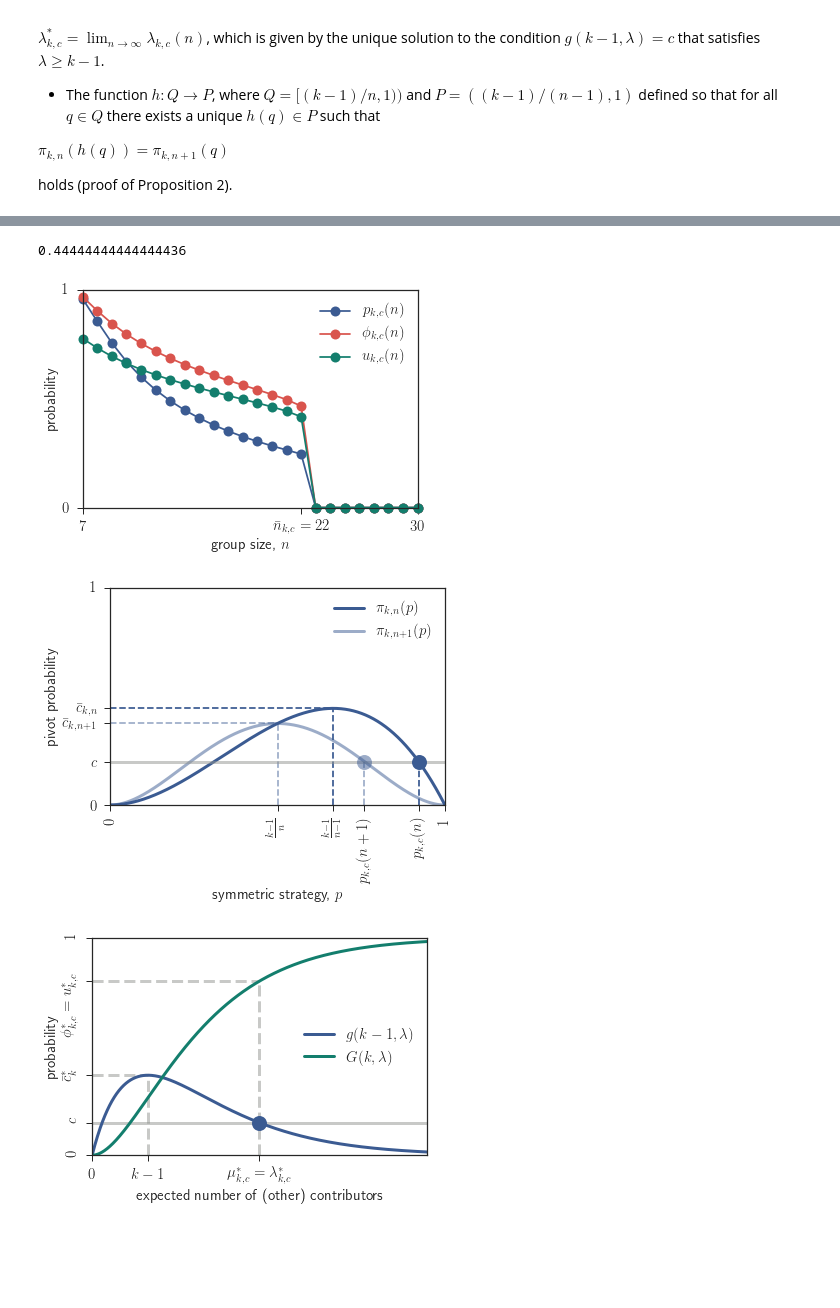
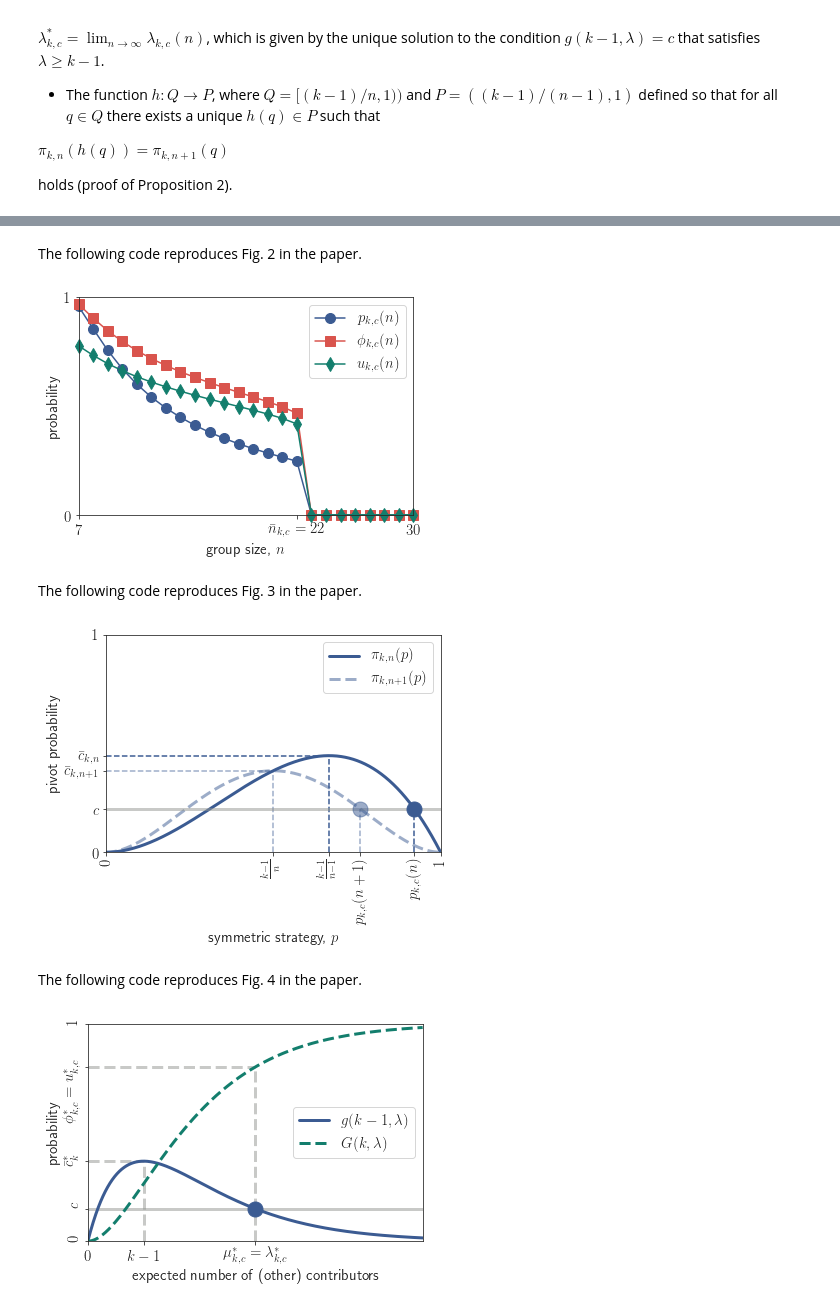
Before and after one commit to jorgeapenas/olsonconjecture, a Jupyter notebook: Olson_conjecture.ipynb, the cells around one changed output, grey strips where cells are left out. Cells and saved outputs as stored; diff of their text form; code cells hidden in the pictures; blank space fills up the shorter version.

```diff
--- a/Olson_conjecture.ipynb
+++ b/Olson_conjecture.ipynb
@@ -225,10 +225,6 @@ plt.savefig('Fig1.pdf',bbox_inches='tight')
-# %%
-cmax
-# %% [output]
-0.44444444444444436
+# %% [markdown]
+The following code reproduces Fig. 2 in the paper.
 # %%
-# Fig. 2 (illustrating Proposition 1)
-
 markersize = 10
 
 k = 6
@@ -256,8 +252,8 @@ ax1.xaxis.set_ticks_position('bottom')
 ax1.yaxis.set_ticks_position('left')
 
 line1, = ax1.plot(ns,ps,linestyle='-',color=color1,marker='o',markersize=markersize,clip_on=False)
-line2, = ax1.plot(ns,phis,linestyle='-',color=color2,marker='o',markersize=markersize,clip_on=False)
-line3, = ax1.plot(ns,us,linestyle='-',color=color3,marker='o',markersize=markersize,clip_on=False)
+line2, = ax1.plot(ns,phis,linestyle='-',color=color2,marker='s',markersize=markersize,clip_on=False)
+line3, = ax1.plot(ns,us,linestyle='-',color=color3,marker='d',markersize=markersize,clip_on=False)
 
 ax1.set_xticks([7,22,nmax])
 ax1.set_xticklabels(['$7$','$\\bar{n}_{k,c}=22$','$30$'], fontsize = fontsize, rotation = 'horizontal')
@@ -271,10 +267,10 @@ plt.legend((line1, line2, line3),('$p_{k,c}(n)$','$\\phi_{k,c}(n)$','$u_{k,c}(n)
 
 plt.savefig('Fig2.pdf',bbox_inches='tight')
 # %% [output]
-[figure, old version]
+[figure, new version]
+# %% [markdown]
+The following code reproduces Fig. 3 in the paper.
 # %%
-# Fig. 3 (illustrating Proposition 2)
-
 c = 0.2 # cost
 k = 3 # threshold
 n = 4 # group size
@@ -292,7 +288,7 @@ ax1.yaxis.set_label_position('left')
 ax1.xaxis.set_ticks_position('bottom')
 ax1.yaxis.set_ticks_position('left')
 
-line1, = ax1.plot(p,y1,linestyle='-',linewidth=lw,color=color1,alpha=alpha2)
+line1, = ax1.plot(p,y1,linestyle='--',linewidth=lw,color=color1,alpha=alpha2)
 line2, = ax1.plot(p,y2,linestyle='-',linewidth=lw,color=color1,alpha=alpha1)
 ax1.axhline(y=c,linestyle='-',linewidth=lw,color=grey,alpha=alpha2)
 
@@ -328,7 +324,9 @@ plt.legend((line2, line1),('$\pi_{k,n}(p)$','$\pi_{k,n+1}(p)$'),loc='upper right
 
 plt.savefig('Fig3.pdf',bbox_inches='tight')
 # %% [output]
-[figure, old version]
+[figure, new version]
+# %% [markdown]
+The following code reproduces Fig. 4 in the paper.
 # %%
 c = 0.15 # cost
 k = 2 # required number of volunteers
@@ -341,32 +339,32 @@ l = lamdakc(k,c,n)
 fig = plt.figure()
 ax1 = fig.add_subplot(111)
 
 ax1.xaxis.set_label_position('bottom')
 ax1.yaxis.set_label_position('left')
 ax1.xaxis.set_ticks_position('bottom')
 ax1.yaxis.set_ticks_position('left')
 
 line1, = ax1.plot(lamda,g(k-1,lamda),linestyle='-',linewidth=lw,color=color1)
-line2, = ax1.plot(lamda,G(k,lamda),linestyle='-',linewidth=lw,color=color3)
+line2, = ax1.plot(lamda,G(k,lamda),linestyle='--',linewidth=lw,color=color3)
 
 ax1.hlines(y=c,xmin=0,xmax=n,linestyle='-',linewidth=lw,color=grey,alpha=alpha2)
 
 ax1.vlines(x=k-1,ymin=0,ymax=g(k-1,k-1),linestyle='--',linewidth=lw,color=grey,alpha=alpha2)
 ax1.vlines(x=l,ymin=0,ymax=G(k,l),linestyle='--',linewidth=lw,color=grey,alpha=alpha2)
 ax1.hlines(y=g(k-1,k-1),xmin=0,xmax=k-1,linestyle='--',linewidth=lw,color=grey,alpha=alpha2)
 ax1.hlines(y=G(k,l),xmin=0,xmax=l,linestyle='--',linewidth=lw,color=grey,alpha=alpha2)
 
 ax1.plot(l,c,color=color1,marker='o',markersize=15,alpha=alpha1)
 
 ax1.set_xticks([0,k-1,l])
 ax1.set_xticklabels(['$0$','$k-1$','$\mu^*_{k,c}=\\lambda^{*}_{k,c}$'],fontsize=fontsize,rotation=0)
 ax1.set_xlabel('expected number of (other) contributors',fontsize=fontsize)
 
 ax1.set_yticks([0,c,g(k-1,k-1),G(k,l),1])
 ax1.set_yticklabels(['$0$','$c$','$\\bar{c}^*_{k}$','$\\phi^{*}_{k,c}=u^{*}_{k,c}$','$1$'],fontsize=fontsize,rotation=90)
 ax1.set_ylabel('probability',fontsize=fontsize)
 
 plt.legend((line1, line2),('$g(k-1,\lambda)$','$G(k,\lambda)$'),loc='center right',fontsize=fontsizelegend)
 plt.savefig('Fig4.pdf',bbox_inches='tight')
 # %% [output]
-[figure, old version]
+[figure, new version]
```
Also changed, not shown: parts of 5 cells of this notebook.
